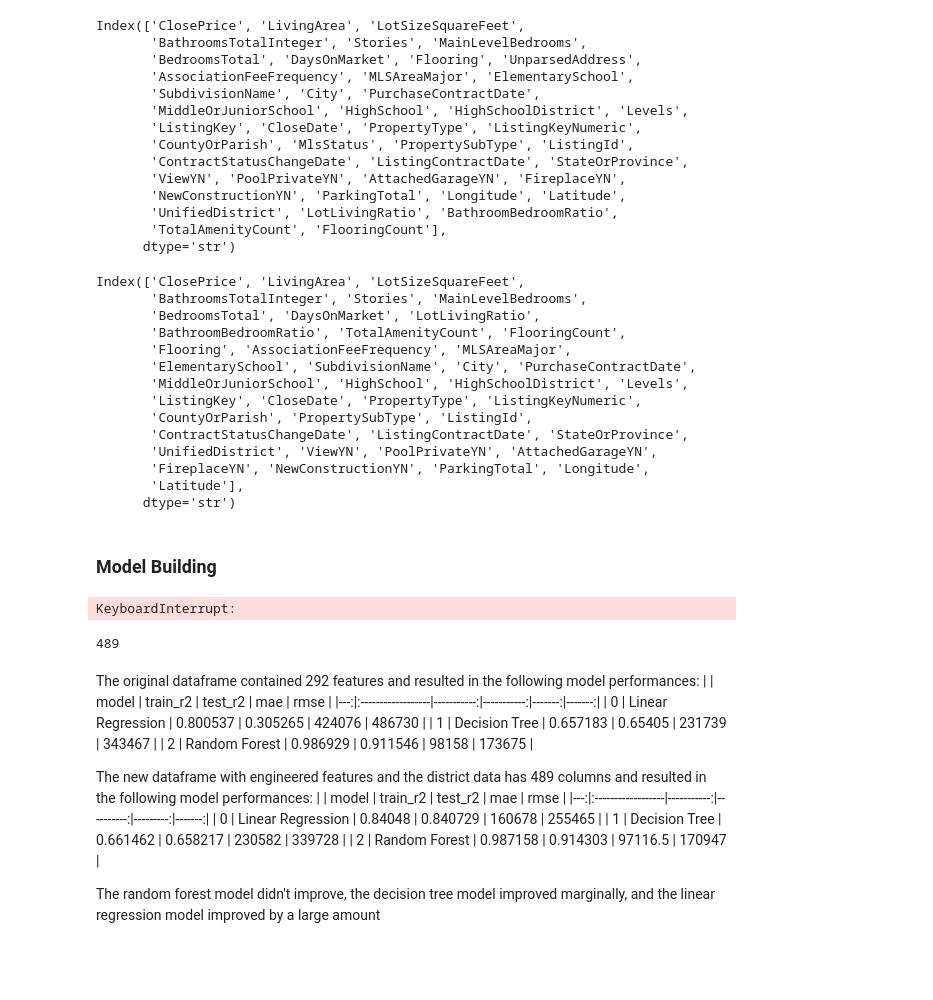
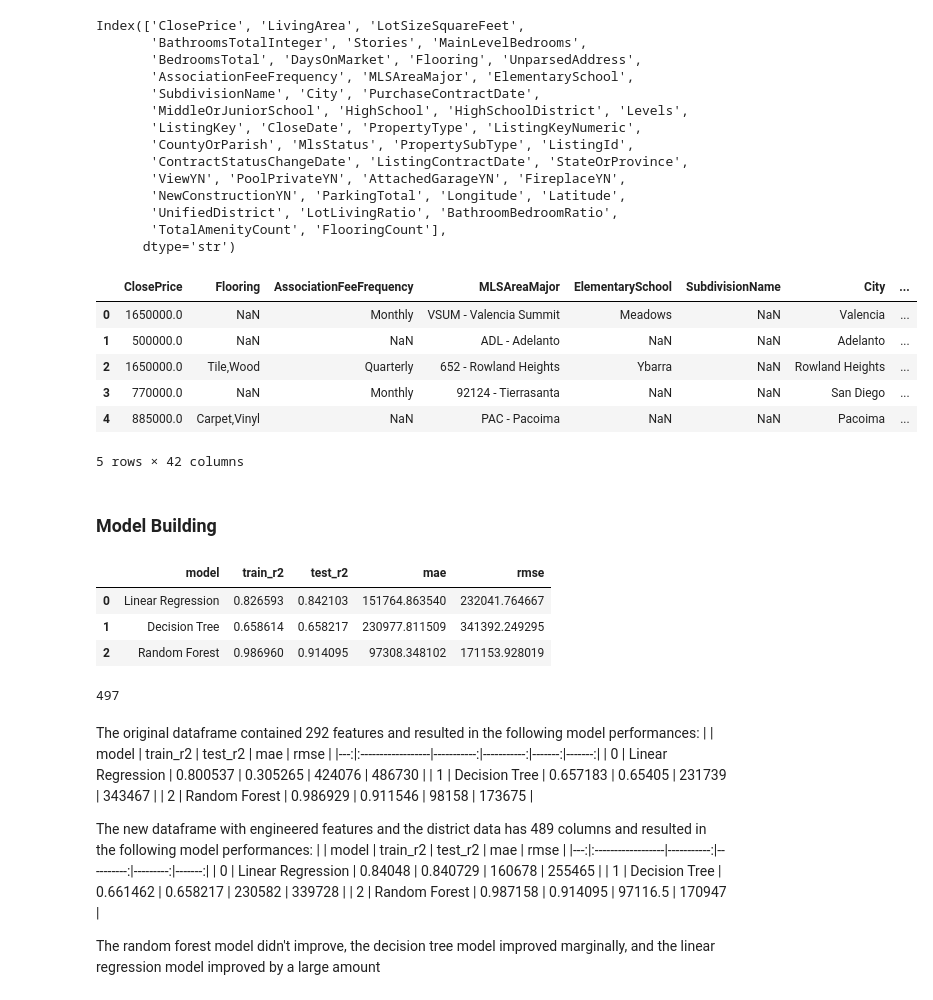
Before and after one commit to lychin24/IDX-Data-Science, a Jupyter notebook: week6/05_feature_engineering.ipynb, the cells around one changed output. Drawn from its saved outputs; the diff is of its cells as text; code cells hidden in the pictures; blank space fills up the shorter version.

```diff
--- a/week6/05_feature_engineering.ipynb
+++ b/week6/05_feature_engineering.ipynb
@@ -150,49 +154,41 @@ target = 'ClosePrice'
 
 # Categorize columns
 
 cat_col = ['Flooring', 'AssociationFeeFrequency',
         'MLSAreaMajor', 'ElementarySchool', 'SubdivisionName', 'City',
         'PurchaseContractDate', 'MiddleOrJuniorSchool', 'HighSchool',
         'HighSchoolDistrict', 'Levels', 'ListingKey', 'CloseDate',
         'PropertyType', 'ListingKeyNumeric', 'CountyOrParish',
         'PropertySubType', 'ListingId', 'ContractStatusChangeDate',
         'ListingContractDate', 'StateOrProvince', 'UnifiedDistrict']
 
 bool_col = ['ViewYN', 'PoolPrivateYN', 'AttachedGarageYN', 'FireplaceYN', 'NewConstructionYN']
 
 num_col = ['LivingArea', 'LotSizeSquareFeet', 'BathroomsTotalInteger',
             'Stories', 'MainLevelBedrooms', 'BedroomsTotal', 'DaysOnMarket',
             'LotLivingRatio', 'BathroomBedroomRatio', 'TotalAmenityCount', 'FlooringCount']
 
 required_cols = ['ParkingTotal', 'Longitude', 'Latitude']
 
 
 # Keep only columns that exist in the dataframe
 num_col = [col for col in num_col if col in model_df.columns]
 cat_col = [col for col in cat_col if col in model_df.columns]
 bool_col = [col for col in bool_col if col in model_df.columns]
 
-keep_cols = [target] + num_col + cat_col + bool_col + required_cols
+keep_cols = [target] + cat_col + bool_col + required_cols + num_col
 model_df = model_df[keep_cols]
 # model_df = model_df.drop_duplicates()
 
 model_df.head()
-model_df.columns
 # %% [output]
+|  | ClosePrice | Flooring | AssociationFeeFrequency | MLSAreaMajor | ElementarySchool | SubdivisionName | City | ... |
+| 0 | 1650000.0 | NaN | Monthly | VSUM - Valencia Summit | Meadows | NaN | Valencia | ... |
+| 1 | 500000.0 | NaN | NaN | ADL - Adelanto | NaN | NaN | Adelanto | ... |
+| 2 | 1650000.0 | Tile,Wood | Quarterly | 652 - Rowland Heights | Ybarra | NaN | Rowland Heights | ... |
+| 3 | 770000.0 | NaN | Monthly | 92124 - Tierrasanta | NaN | NaN | San Diego | ... |
+| 4 | 885000.0 | Carpet,Vinyl | NaN | PAC - Pacoima | NaN | NaN | Pacoima | ... |
-Index(['ClosePrice', 'LivingArea', 'LotSizeSquareFeet',
-       'BathroomsTotalInteger', 'Stories', 'MainLevelBedrooms',
-       'BedroomsTotal', 'DaysOnMarket', 'LotLivingRatio',
-       'BathroomBedroomRatio', 'TotalAmenityCount', 'FlooringCount',
-       'Flooring', 'AssociationFeeFrequency', 'MLSAreaMajor',
-       'ElementarySchool', 'SubdivisionName', 'City', 'PurchaseContractDate',
-       'MiddleOrJuniorSchool', 'HighSchool', 'HighSchoolDistrict', 'Levels',
-       'ListingKey', 'CloseDate', 'PropertyType', 'ListingKeyNumeric',
-       'CountyOrParish', 'PropertySubType', 'ListingId',
-       'ContractStatusChangeDate', 'ListingContractDate', 'StateOrProvince',
-       'UnifiedDistrict', 'ViewYN', 'PoolPrivateYN', 'AttachedGarageYN',
-       'FireplaceYN', 'NewConstructionYN', 'ParkingTotal', 'Longitude',
-       'Latitude'],
-      dtype='str')
+5 rows × 42 columns
 # %% [markdown]
 ### Model Building
 # %%
@@ -425,11 +421,14 @@ ascending=False
 )
 comparison
 # %% [output]
-KeyboardInterrupt:
+|  | model | train_r2 | test_r2 | mae | rmse |
+| 0 | Linear Regression | 0.826593 | 0.842103 | 151764.863540 | 232041.764667 |
+| 1 | Decision Tree | 0.658614 | 0.658217 | 230977.811509 | 341392.249295 |
+| 2 | Random Forest | 0.986960 | 0.914095 | 97308.348102 | 171153.928019 |
 # %%
 print(features)
 # %% [output]
-489
+497
 # %% [markdown]
 The original dataframe contained 292 features and resulted in the following model performances:
 |    | model             |   train_r2 |    test_r2 |    mae |   rmse |
@@ -444,6 +443,6 @@ The new dataframe with engineered features and the district data has 489 columns
 |---:|:------------------|-----------:|----------:|---------:|-------:|
 |  0 | Linear Regression |   0.84048  |  0.840729 | 160678   | 255465 |
 |  1 | Decision Tree     |   0.661462 |  0.658217 | 230582   | 339728 |
-|  2 | Random Forest     |   0.987158 |  0.914303 |  97116.5 | 170947 |
+|  2 | Random Forest     |   0.987158 |  0.914095 |  97116.5 | 170947 |
 
 The random forest model didn't improve, the decision tree model improved marginally, and the linear regression model improved by a large amount
```
Also changed, not shown: parts of 1 cell of this notebook.
